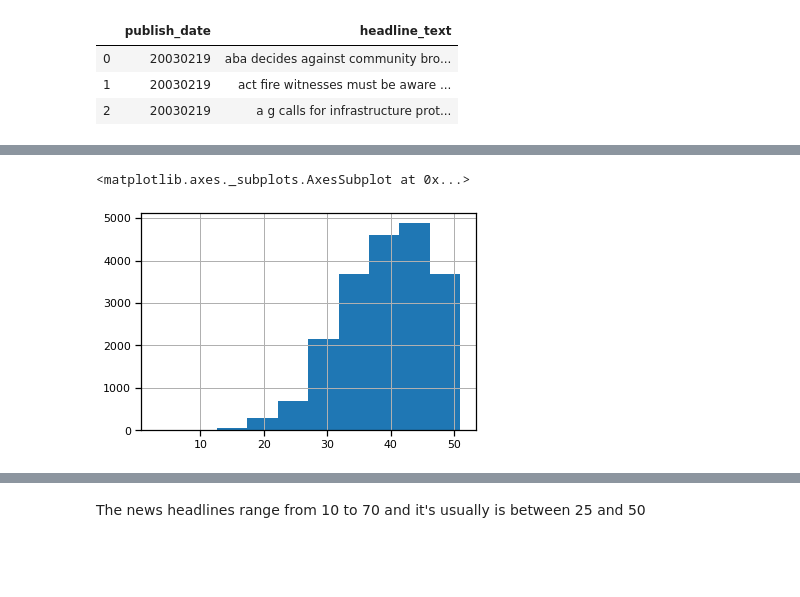
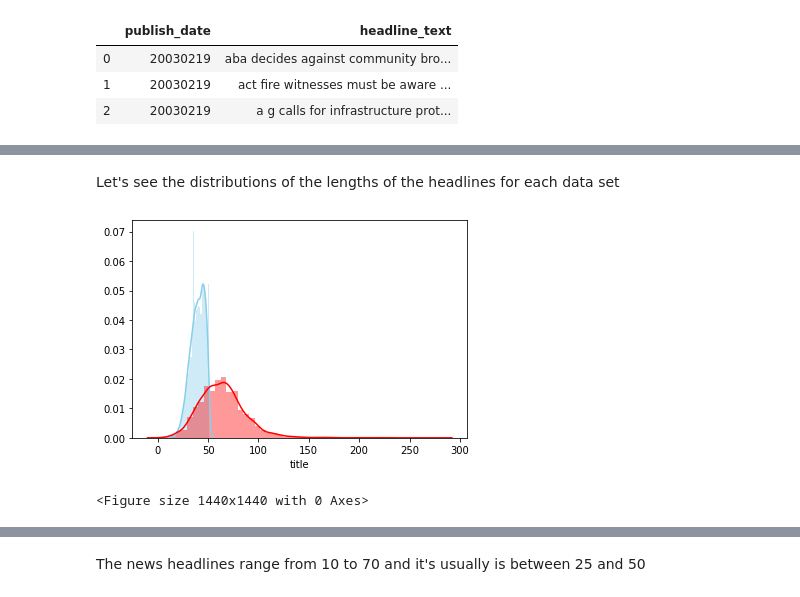
Before and after one commit to Cauchy-1899c/Project-4-LanguageProcessing, a Jupyter notebook: Untitled4.ipynb, the cells around one changed output, grey strips where cells are left out. Saved outputs shown, nothing was run; the diff lists cells and outputs as text; code cells hidden in the pictures; blank space fills up the shorter version.

```diff
--- a/Untitled4.ipynb
+++ b/Untitled4.ipynb
@@ -57,5 +142,15 @@ news.head()
 # %%
-news['headline_text'].str.len().hist() #converting the dataframe into string and ploting the histogram of lenght of the headlines. righly skewed normal distribution
+news_test_1= news_test['headline_text'].str.len() #converting the dataframe into string and ploting the histogram of length of the headlines. righly skewed normal distribution
-# %% [output]
-<matplotlib.axes._subplots.AxesSubplot at 0x...>
-[figure, removed]
+# %%
+news_1 = news['title'].str.len()
+# %% [markdown]
+Let's see the distributions of the lengths of the headlines for each data set
+# %%
+sns.distplot(news_test_1 , color="skyblue", label="abc data")
+sns.distplot( news_1 , color="red", label="fake news data")
+plt.figure(figsize=(20,20))
+plt.show()
+#plt.legend()
+# %% [output]
+[figure, added]
+<Figure size 1440x1440 with 0 Axes>
```
Also changed, not shown: parts of 38 cells of this notebook.
